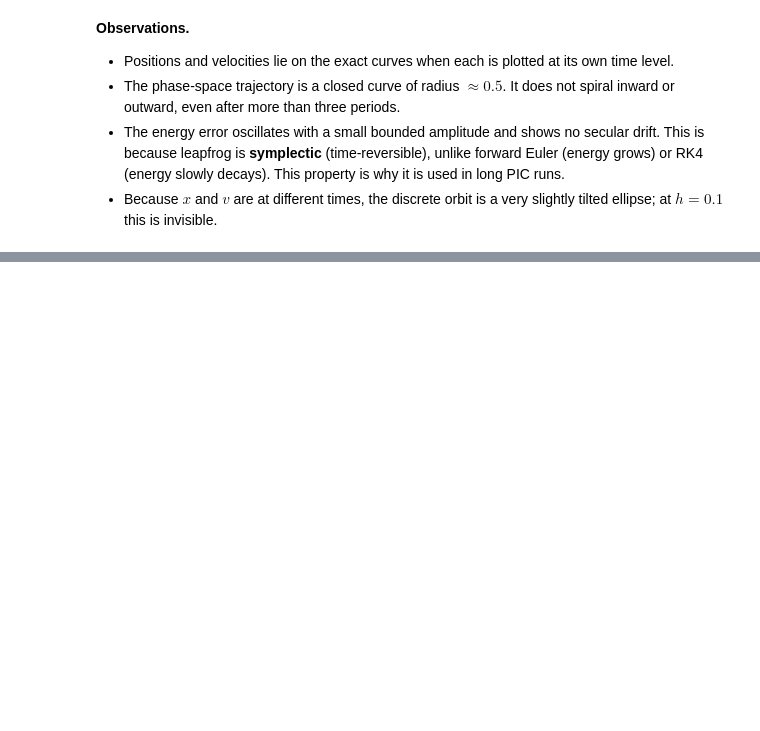
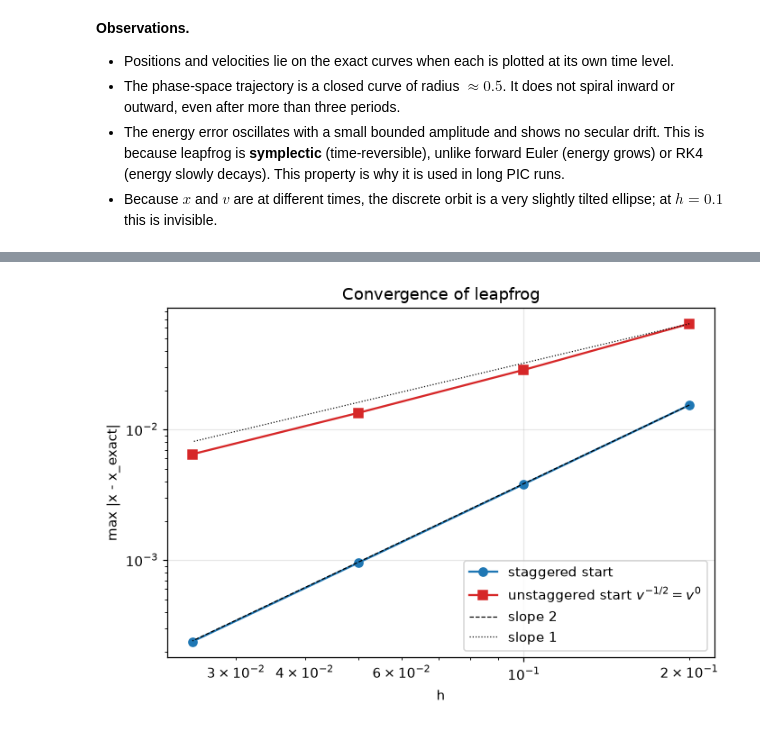
Before and after one commit to Aathi2165/AE801_2026, a Jupyter notebook: # Numerical Solution of ODEs_ The Leapfrog Particle Pusher for an IVP (1).ipynb, the cells around one changed output, grey strips where cells are left out. Saved outputs shown, nothing was run; the diff lists cells and outputs as text; code cells hidden in the pictures; blank space fills up the shorter version.

```diff
--- a/# Numerical Solution of ODEs_ The Leapfrog Particle Pusher for an IVP (1).ipynb
+++ b/# Numerical Solution of ODEs_ The Leapfrog Particle Pusher for an IVP (1).ipynb
@@ -113,0 +118,22 @@ plt.tight_layout(); plt.show()
+# %%
+hs = [0.2, 0.1, 0.05, 0.025]
+
+def conv_table(staggered):
+    errs = []
+    for h in hs:
+        t_x, x, _, _ = integrate(h, staggered=staggered)
+        errs.append(np.max(np.abs(x - x_exact(t_x))))
+    errs = np.array(errs)
+    p = np.r_[np.nan, np.log2(errs[:-1] / errs[1:])]
+    return errs, p
+
+e_s, p_s = conv_table(True)
+e_u, p_u = conv_table(False)
+
+print(f"{'':8s}|{'   Staggered start':^28s}|{'  Unstaggered start':^28s}")
+print(f"{'h':>8s}|{'max error e(h)':>17s}{'order p':>11s}|{'max error e(h)':>17s}{'order p':>11s}")
+print("-"*66)
+for h, a, b, c, d in zip(hs, e_s, p_s, e_u, p_u):
+    pa = "   —" if np.isnan(b) else f"{b:8.3f}"
+    pb = "   —" if np.isnan(d) else f"{d:8.3f}"
+    print(f"{h:8.3f}|{a:17.4e}{pa:>11s}|{c:17.4e}{pb:>11s}")
@@ -113,0 +148,11 @@ plt.tight_layout(); plt.show()
+# %%
+fig, ax = plt.subplots(figsize=(6.5, 4.5))
+hs_a = np.array(hs)
+ax.loglog(hs_a, e_s, "o-", color="C0", label="staggered start")
+ax.loglog(hs_a, e_u, "s-", color="C3", label="unstaggered start $v^{-1/2}=v^0$")
+ax.loglog(hs_a, e_s[0]*(hs_a/hs_a[0])**2, "k--", lw=0.8, label="slope 2")
+ax.loglog(hs_a, e_u[0]*(hs_a/hs_a[0])**1, "k:", lw=0.8, label="slope 1")
+ax.set(xlabel="h", ylabel="max |x - x_exact|", title="Convergence of leapfrog")
+ax.legend(); plt.tight_layout(); plt.show()
+# %% [output]
+[figure, added]
```
Also changed, not shown: parts of 2 cells of this notebook.
